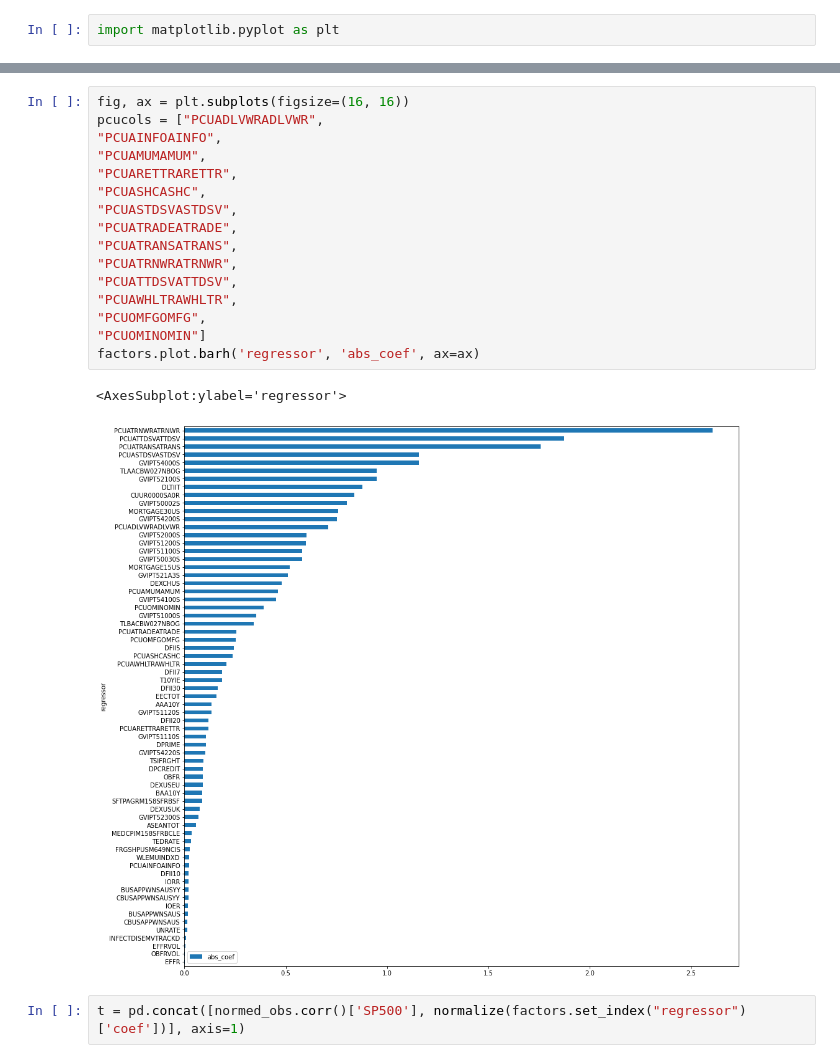
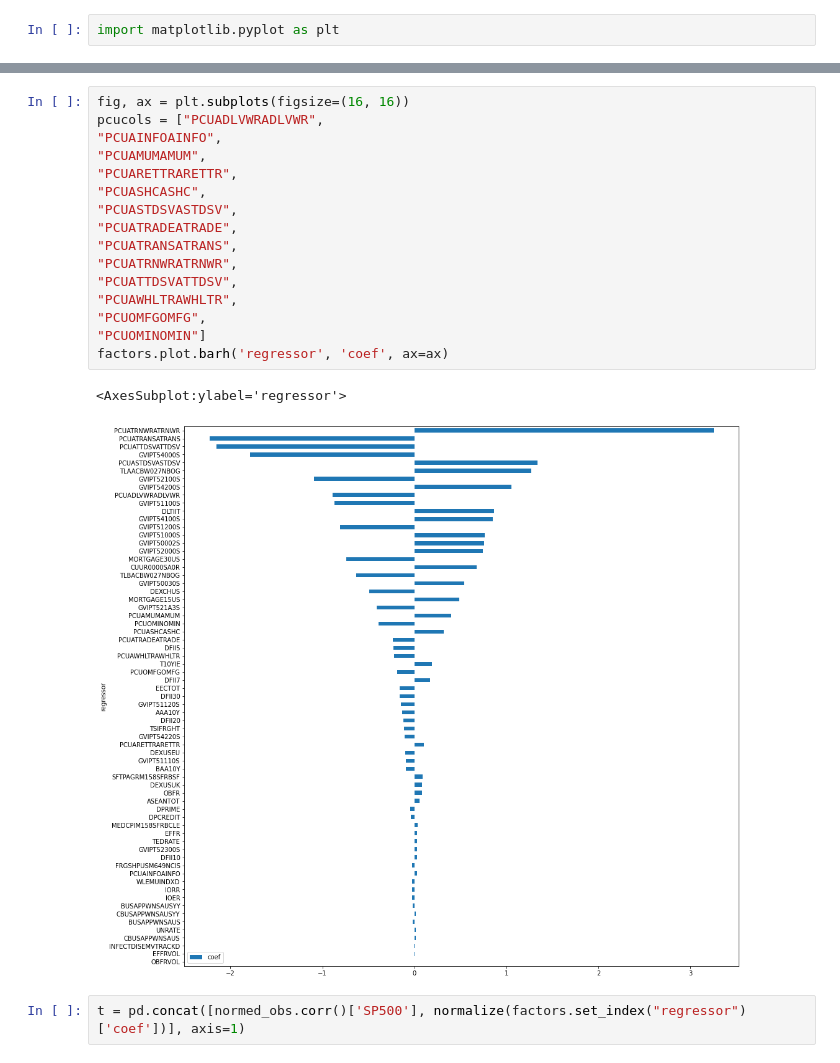
Before and after one commit to brianjhuang/datahacks-2021, a Jupyter notebook: forecastTableTest.ipynb, the cells around one changed output, grey strips where cells are left out. Drawn from its saved outputs; the diff is of its cells as text.

```diff
--- a/forecastTableTest.ipynb
+++ b/forecastTableTest.ipynb
@@ -108,22 +111,22 @@ factors
 # %%
 fig, ax = plt.subplots(figsize=(16, 16))
 pcucols = ["PCUADLVWRADLVWR",
 "PCUAINFOAINFO",
 "PCUAMUMAMUM",
 "PCUARETTRARETTR",
 "PCUASHCASHC",
 "PCUASTDSVASTDSV",
 "PCUATRADEATRADE",
 "PCUATRANSATRANS",
 "PCUATRNWRATRNWR",
 "PCUATTDSVATTDSV",
 "PCUAWHLTRAWHLTR",
 "PCUOMFGOMFG",
 "PCUOMINOMIN"]
-factors.plot.barh('regressor', 'abs_coef', ax=ax)
+factors.plot.barh('regressor', 'coef', ax=ax)
 # %% [output]
 <AxesSubplot:ylabel='regressor'>
-[figure, old version]
+[figure, new version]
 # %%
 t = pd.concat([normed_obs.corr()['SP500'], normalize(factors.set_index("regressor")['coef'])], axis=1)
 # %%
```
Also changed, not shown: parts of 14 cells of this notebook, 1 other file.
